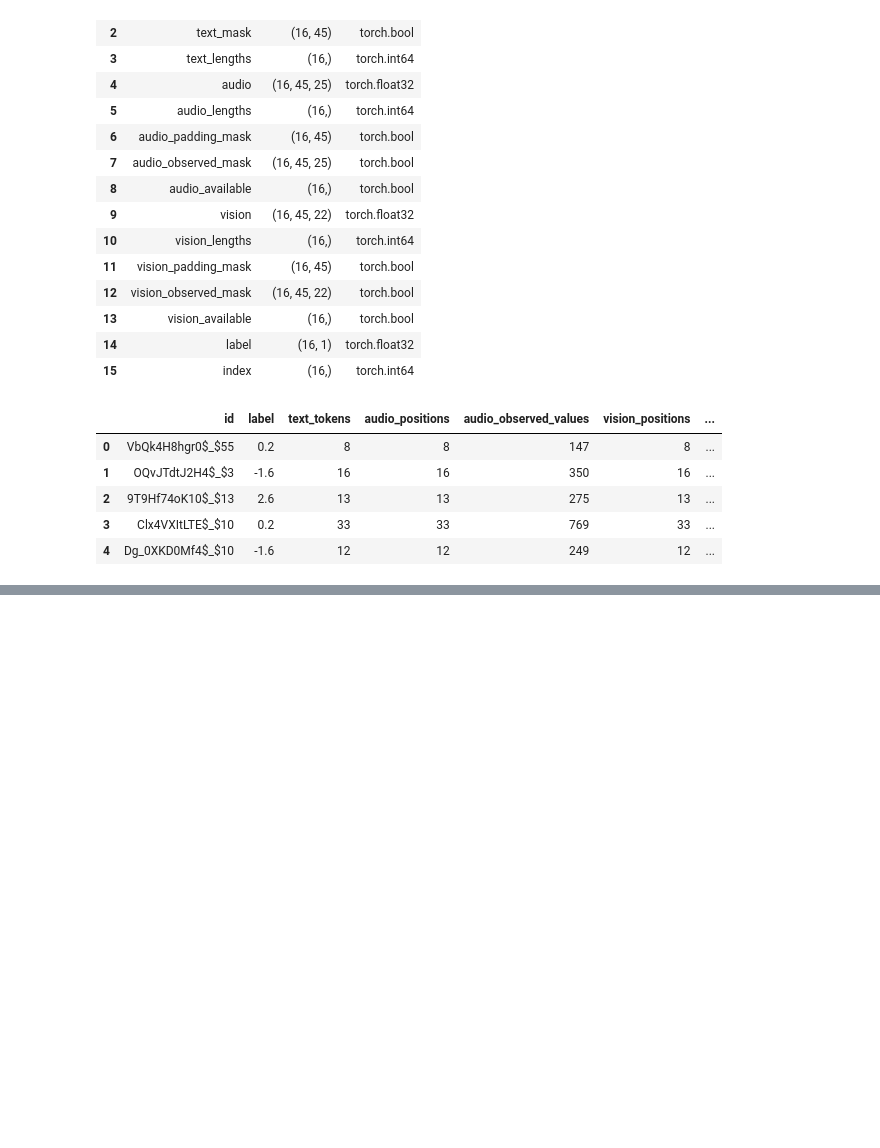
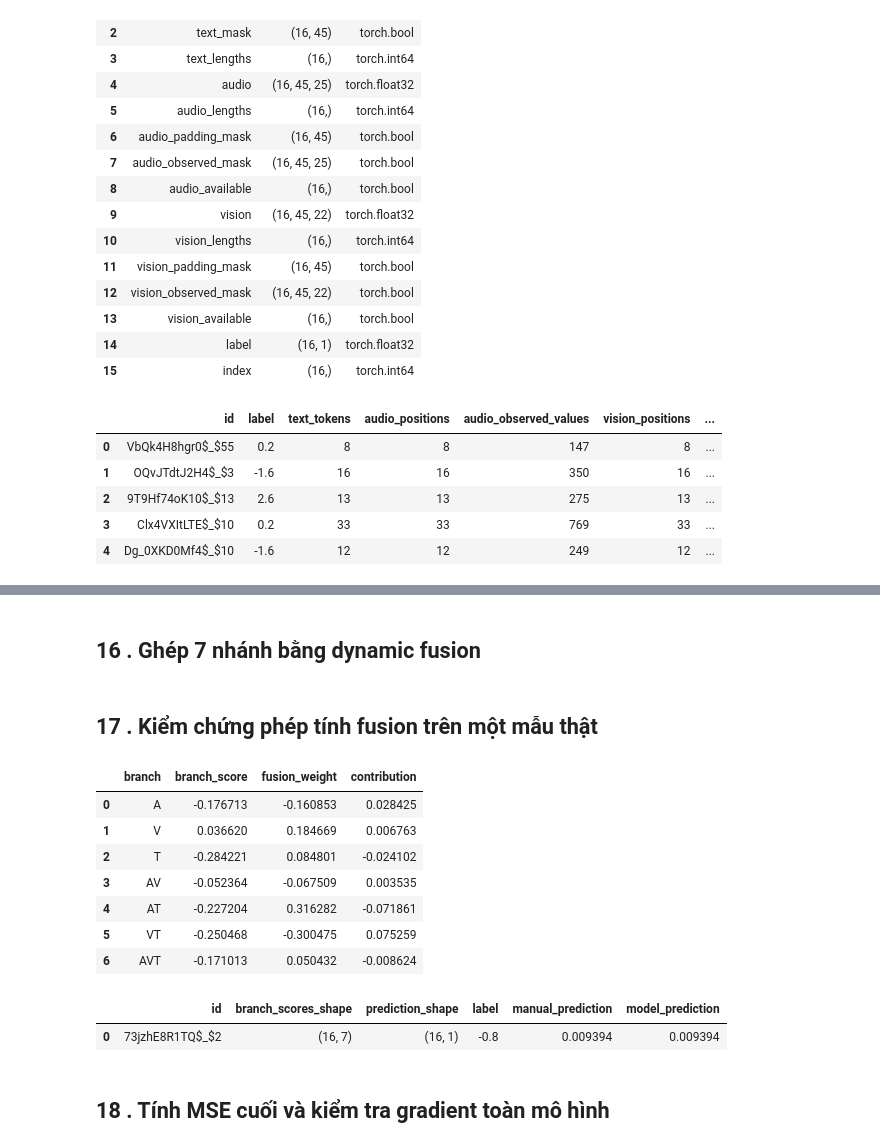
Before and after one commit to danghau2512/DataMining-MSA, a Jupyter notebook: src/notebooks/03_Train_Model_DeepCU.ipynb, the cells around one changed output, grey strips where cells are left out. Saved outputs shown, nothing was run; the diff lists cells and outputs as text; code cells hidden in the pictures; blank space fills up the shorter version.

```diff
--- a/src/notebooks/03_Train_Model_DeepCU.ipynb
+++ b/src/notebooks/03_Train_Model_DeepCU.ipynb
@@ -255,0 +792,2 @@ Số liệu dùng để kiểm chứng
+# %% [markdown]
+## 16 . Ghép 7 nhánh bằng dynamic fusion
@@ -255,0 +828,51 @@ Số liệu dùng để kiểm chứng
+# %% [markdown]
+## 17 . Kiểm chứng phép tính fusion trên một mẫu thật
+# %%
+set_seed(SEED)
+deepcu_check = DeepCU()
+deepcu_check.train()
+
+labels = batch["label"]
+predictions, branch_scores = deepcu_check(inputs)
+
+assert branch_scores.shape == (labels.shape[0], 7)
+assert predictions.shape == labels.shape
+
+sample_idx = 0
+sample_scores = branch_scores[sample_idx].detach()
+fusion_weights = deepcu_check.fusion.weight[0].detach()
+contributions = sample_scores * fusion_weights
+
+manual_prediction = contributions.sum()
+model_prediction = predictions[sample_idx, 0].detach()
+
+torch.testing.assert_close(manual_prediction, model_prediction)
+
+display(pd.DataFrame({
+    "branch": deepcu_check.branch_names,
+    "branch_score": sample_scores.tolist(),
+    "fusion_weight": fusion_weights.tolist(),
+    "contribution": contributions.tolist(),
+}))
+
+display(pd.DataFrame([{
+    "id": batch["id"][sample_idx],
+    "branch_scores_shape": tuple(branch_scores.shape),
+    "prediction_shape": tuple(predictions.shape),
+    "label": labels[sample_idx, 0].item(),
+    "manual_prediction": manual_prediction.item(),
+    "model_prediction": model_prediction.item(),
+}]))
+# %% [output]
+|  | branch | branch_score | fusion_weight | contribution |
+| 0 | A | -0.176713 | -0.160853 | 0.028425 |
+| 1 | V | 0.036620 | 0.184669 | 0.006763 |
+| 2 | T | -0.284221 | 0.084801 | -0.024102 |
+| 3 | AV | -0.052364 | -0.067509 | 0.003535 |
+| 4 | AT | -0.227204 | 0.316282 | -0.071861 |
+| 5 | VT | -0.250468 | -0.300475 | 0.075259 |
+| 6 | AVT | -0.171013 | 0.050432 | -0.008624 |
+|  | id | branch_scores_shape | prediction_shape | label | manual_prediction | model_prediction |
+| 0 | 73jzhE8R1TQ$_$2 | (16, 7) | (16, 1) | -0.8 | 0.009394 | 0.009394 |
+# %% [markdown]
+## 18 . Tính MSE cuối và kiểm tra gradient toàn mô hình
```
Also changed, not shown: parts of 55 cells of this notebook.
